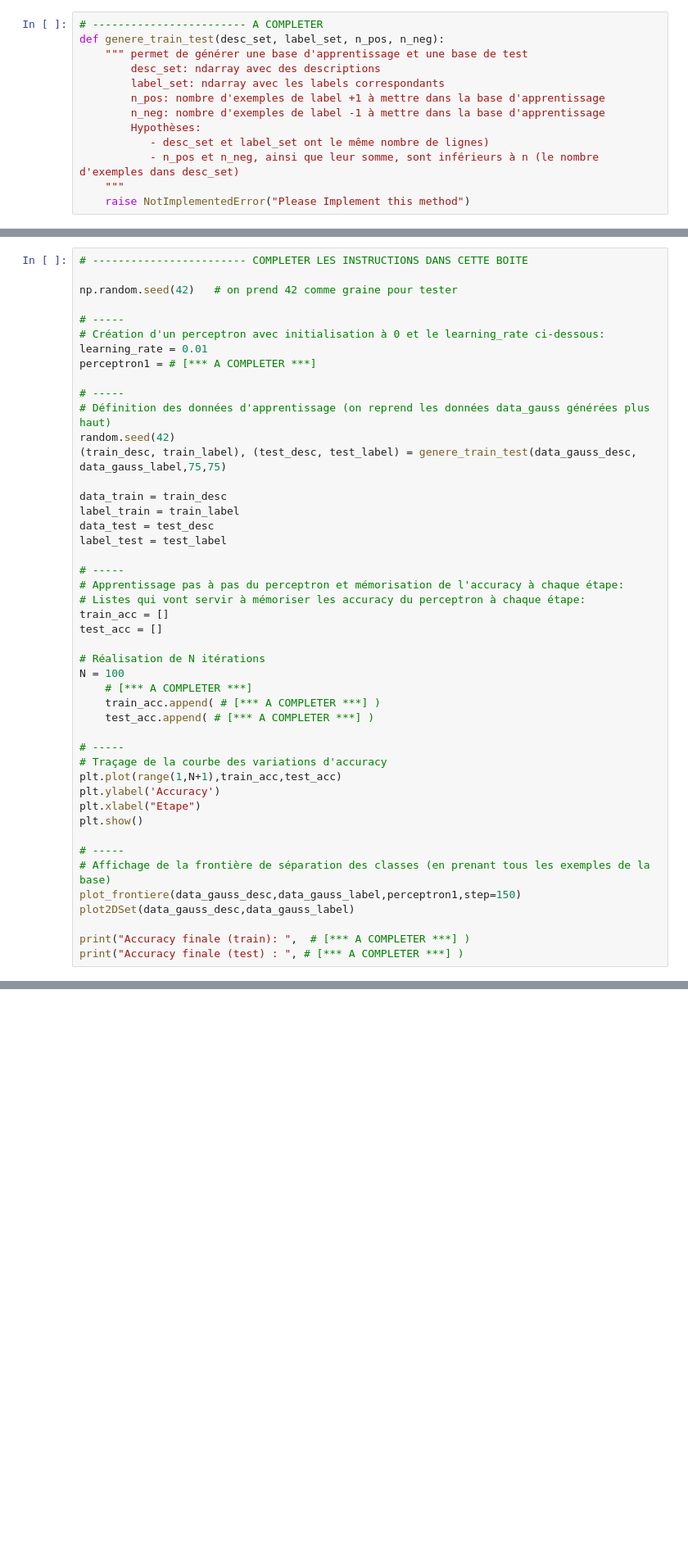
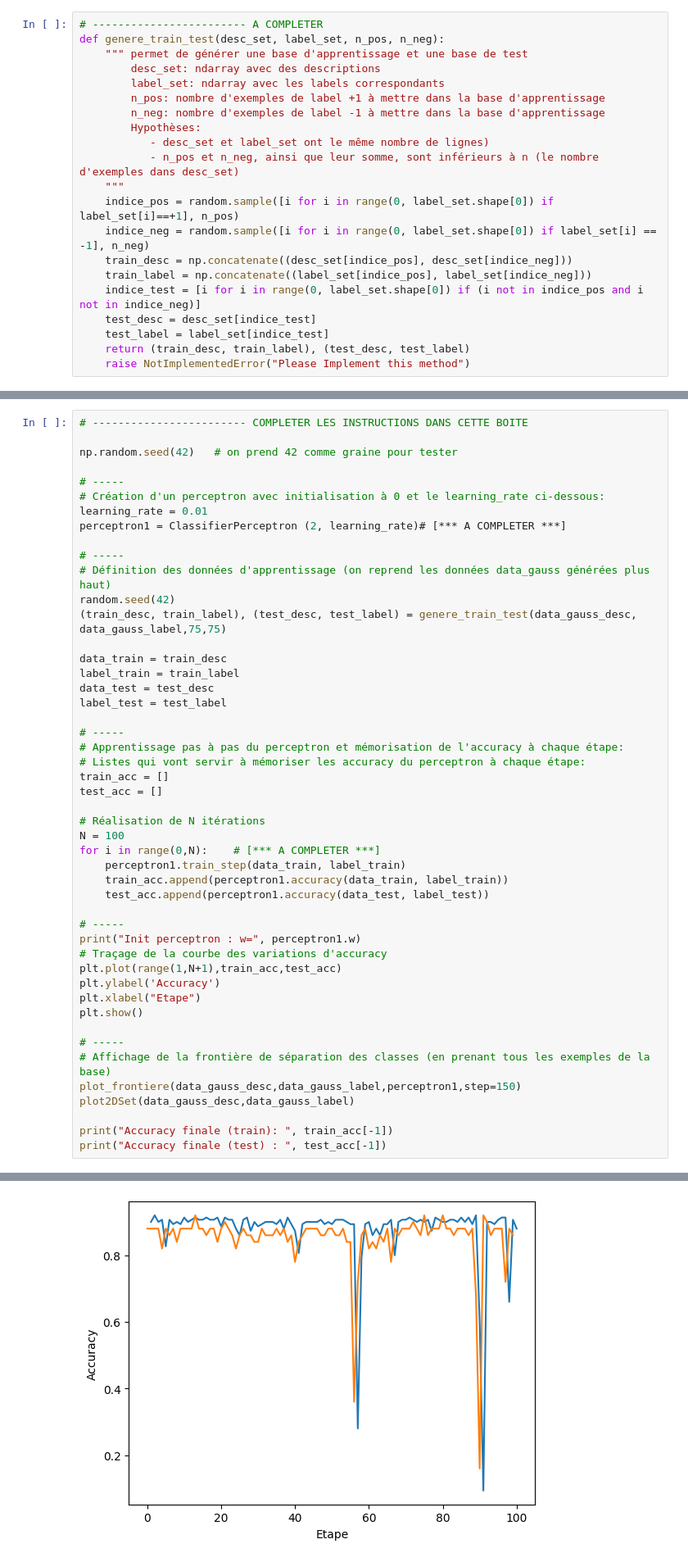
Before and after one commit to ilyesdjerfaf/Sciences-des-Donnees---LU3IN026, a Jupyter notebook: tme-03/tme-03-DJERFAF-TAFOUGHALT.ipynb, the cells around one changed output, grey strips where cells are left out. Shown at 82% size. Cells and saved outputs as stored; diff of their text form; blank space fills up the shorter version.

```diff
--- a/tme-03/tme-03-DJERFAF-TAFOUGHALT.ipynb
+++ b/tme-03/tme-03-DJERFAF-TAFOUGHALT.ipynb
@@ -232,6 +232,14 @@ def genere_train_test(desc_set, label_set, n_pos, n_neg):
            - desc_set et label_set ont le même nombre de lignes)
            - n_pos et n_neg, ainsi que leur somme, sont inférieurs à n (le nombre d'exemples dans desc_set)
     """
+    indice_pos = random.sample([i for i in range(0, label_set.shape[0]) if label_set[i]==+1], n_pos)
+    indice_neg = random.sample([i for i in range(0, label_set.shape[0]) if label_set[i] == -1], n_neg)
+    train_desc = np.concatenate((desc_set[indice_pos], desc_set[indice_neg]))
+    train_label = np.concatenate((label_set[indice_pos], label_set[indice_neg]))
+    indice_test = [i for i in range(0, label_set.shape[0]) if (i not in indice_pos and i not in indice_neg)]
+    test_desc = desc_set[indice_test]
+    test_label = label_set[indice_test]
+    return (train_desc, train_label), (test_desc, test_label)
     raise NotImplementedError("Please Implement this method")
 # %% [markdown]
 <font color="RED" size="+1">**[Q]**</font>  Utiliser la fonction précédente pour générer une base d'apprentissage et une base de test à partir des données aléatoires gaussiennes générées plus haut. La base d'apprentissage contiendra 75 exemples de la classe +1 et 75 exemples de la classe -1.
@@ -396,7 +496,7 @@ np.random.seed(42)   # on prend 42 comme graine pour tester
 # -----
 # Création d'un perceptron avec initialisation à 0 et le learning_rate ci-dessous:
 learning_rate = 0.01
-perceptron1 = # [*** A COMPLETER ***]
+perceptron1 = ClassifierPerceptron (2, learning_rate)# [*** A COMPLETER ***]
 
 # -----
 # Définition des données d'apprentissage (on reprend les données data_gauss générées plus haut)
@@ -416,11 +516,13 @@ test_acc = []
 
 # Réalisation de N itérations
 N = 100
-    # [*** A COMPLETER ***]
-    train_acc.append( # [*** A COMPLETER ***] )
-    test_acc.append( # [*** A COMPLETER ***] )
+for i in range(0,N):    # [*** A COMPLETER ***]
+    perceptron1.train_step(data_train, label_train)
+    train_acc.append(perceptron1.accuracy(data_train, label_train))
+    test_acc.append(perceptron1.accuracy(data_test, label_test))
 
 # -----
+print("Init perceptron : w=", perceptron1.w)
 # Traçage de la courbe des variations d'accuracy
 plt.plot(range(1,N+1),train_acc,test_acc)
 plt.ylabel('Accuracy')
@@ -432,5 +534,6 @@ plt.show()
 plot_frontiere(data_gauss_desc,data_gauss_label,perceptron1,step=150)
 plot2DSet(data_gauss_desc,data_gauss_label)
 
-print("Accuracy finale (train): ",  # [*** A COMPLETER ***] )
-print("Accuracy finale (test) : ", # [*** A COMPLETER ***] )
+print("Accuracy finale (train): ", train_acc[-1])
+print("Accuracy finale (test) : ", test_acc[-1])
+# %% [output]
@@ -436,0 +541 @@ print("Accuracy finale (test) : ", # [*** A COMPLETER ***] )
+[figure, added]
```
Also changed, not shown: parts of 4 cells of this notebook.
